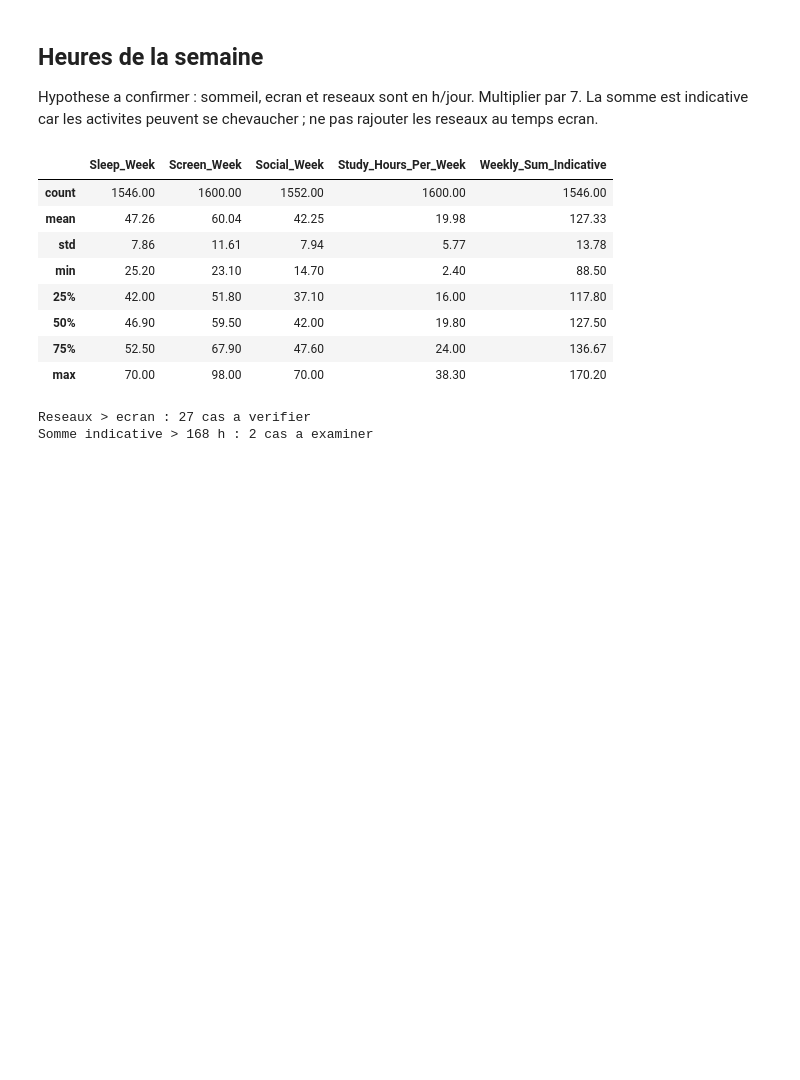
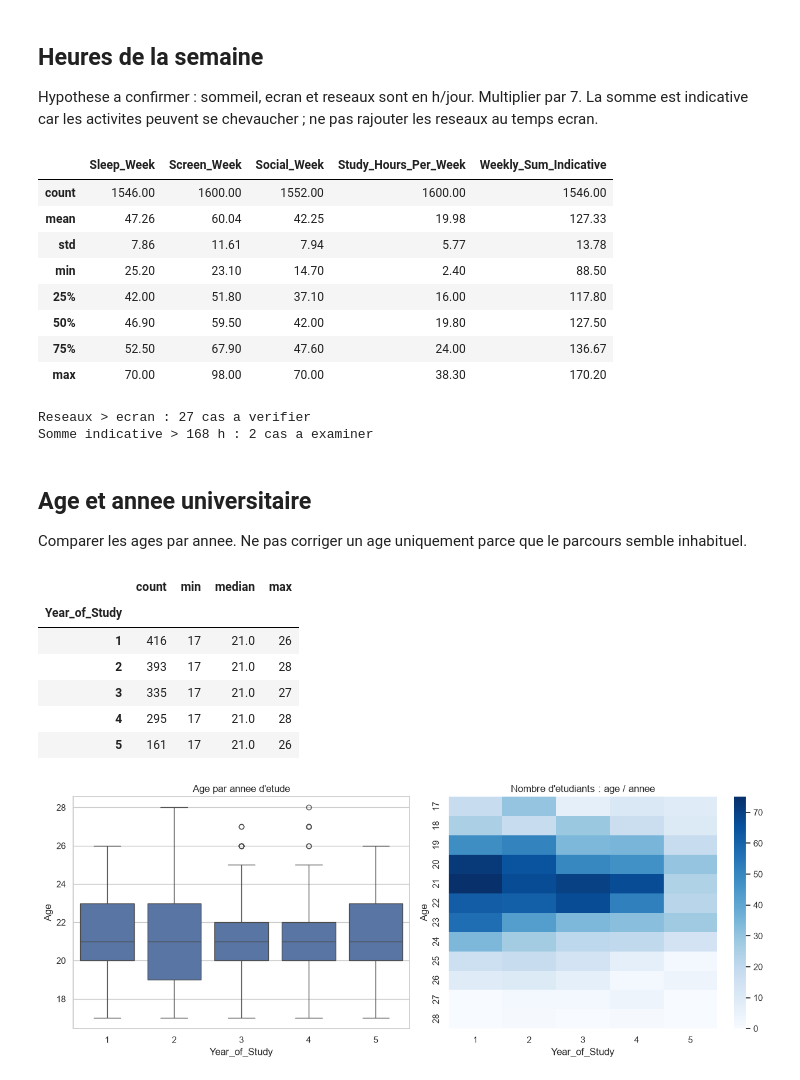
Before and after one commit to ayouberrak2/Jury-Blanc, a Jupyter notebook: notebooks/01_eda.ipynb, the cells around one changed output. Cells and saved outputs as stored; diff of their text form; code cells hidden in the pictures; blank space fills up the shorter version.

```diff
--- a/notebooks/01_eda.ipynb
+++ b/notebooks/01_eda.ipynb
@@ -150,3 +150,26 @@ print("Somme indicative > 168 h :", sum_above_week.sum(), "cas a examiner")
 | max | 70.00 | 98.00 | 70.00 | 38.30 | 170.20 |
 Reseaux > ecran : 27 cas a verifier
 Somme indicative > 168 h : 2 cas a examiner
+# %% [markdown]
+##  Age et annee universitaire
+
+Comparer les ages par annee. Ne pas corriger un age uniquement parce que le parcours semble inhabituel.
+# %%
+display(eda.groupby("Year_of_Study")["Age"].agg(["count", "min", "median", "max"]))
+fig, axes = plt.subplots(1, 2, figsize=(13, 5))
+sns.boxplot(data=eda, x="Year_of_Study", y="Age", ax=axes[0])
+axes[0].set_title("Age par annee d'etude")
+age_year = pd.crosstab(eda["Age"], eda["Year_of_Study"])
+sns.heatmap(age_year, cmap="Blues", ax=axes[1])
+axes[1].set_title("Nombre d'etudiants : age / annee")
+plt.tight_layout()
+plt.show()
+# %% [output]
+|  | count | min | median | max |
+| Year_of_Study |  |  |  |  |
+| 1 | 416 | 17 | 21.0 | 26 |
+| 2 | 393 | 17 | 21.0 | 28 |
+| 3 | 335 | 17 | 21.0 | 27 |
+| 4 | 295 | 17 | 21.0 | 28 |
+| 5 | 161 | 17 | 21.0 | 26 |
+[figure, added]
```
Also changed, not shown: parts of 8 cells of this notebook.
